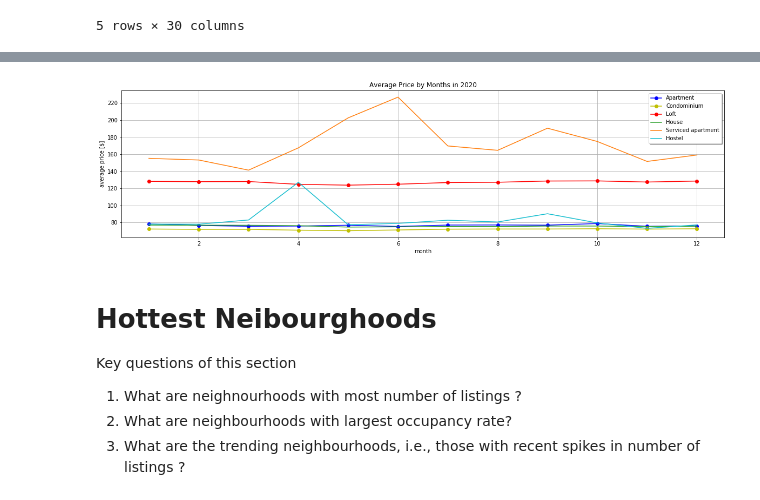
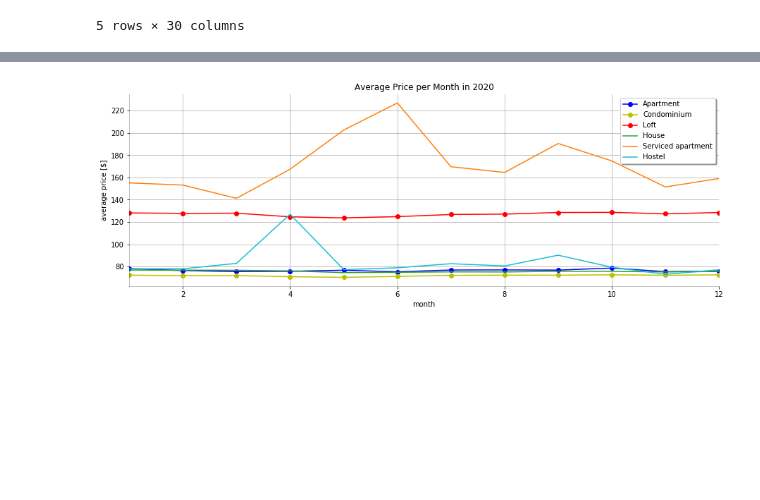
Before and after one commit to vitorarrais/data-science-notebooks, a Jupyter notebook: airbnb-berlin/airbnb-berlin.ipynb, the cells around one changed output, grey strips where cells are left out. Saved outputs shown, nothing was run; the diff lists cells and outputs as text; code cells hidden in the pictures; blank space fills up the shorter version.

```diff
--- a/airbnb-berlin/airbnb-berlin.ipynb
+++ b/airbnb-berlin/airbnb-berlin.ipynb
@@ -405,33 +385,26 @@ means.head()
 # %%
 #Creating variable that will support the plotting
 fmt_lines_dictionary = {1: 'bo-', 2: 'yo-', 3: 'ro-', 4: 'tab:green', 5: 'tab:orange', 6: 'tab:cyan'}
 fig, graph = plt.subplots()
 count = 1
 
 #Input of data
 for t in means.columns:
     data = means[t]
     x    = data.index
     y    = list(data)
     graph.plot(x, y, fmt_lines_dictionary[count], label = t)
     count += 1
 
 #Setting of charts
-fig.set_size_inches(20, 5)
+fig.set_size_inches(15, 5)
 graph.legend(shadow = True)
-graph.set(xlabel = 'month', ylabel = 'average price [$]',
-             title = 'Average Price by Months in 2020'
-#              ,xlim = [1, 12], ylim=[400, 1200]
-         ) #ylim=[65, 115] beds
+graph.set(xlabel = 'month', ylabel = 'average price [$]', xlim=[1,12], title = 'Average Price per Month in 2020')
 graph.grid()
-
+plt.gca().spines["top"].set_alpha(0.0)
+plt.gca().spines["bottom"].set_alpha(0.3)
+plt.gca().spines["right"].set_alpha(0.0)
+plt.gca().spines["left"].set_alpha(0.3)
 plt.show()
 # %% [output]
-[figure, old version]
+[figure, new version]
-# %% [markdown]
-# Hottest Neibourghoods
-
-Key questions of this section
-1. What are neighnourhoods with most number of listings ?
-2. What are neighbourhoods with largest occupancy rate?
-3. What are the trending neighbourhoods, i.e., those with recent spikes in number of listings ?
```
Also changed, not shown: parts of 30 cells of this notebook.
